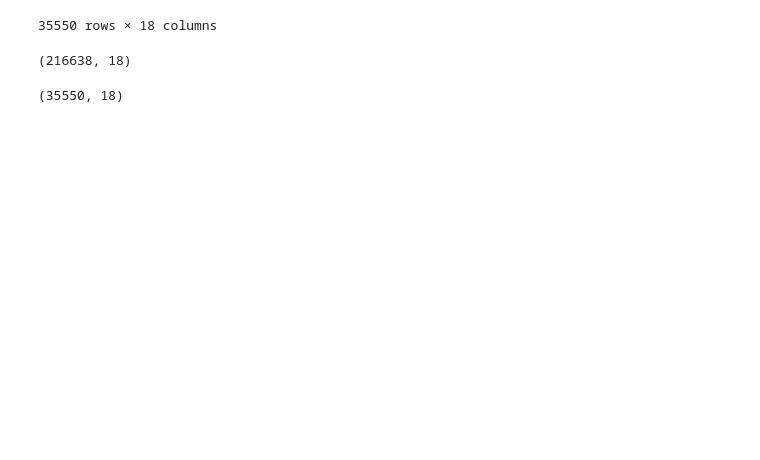
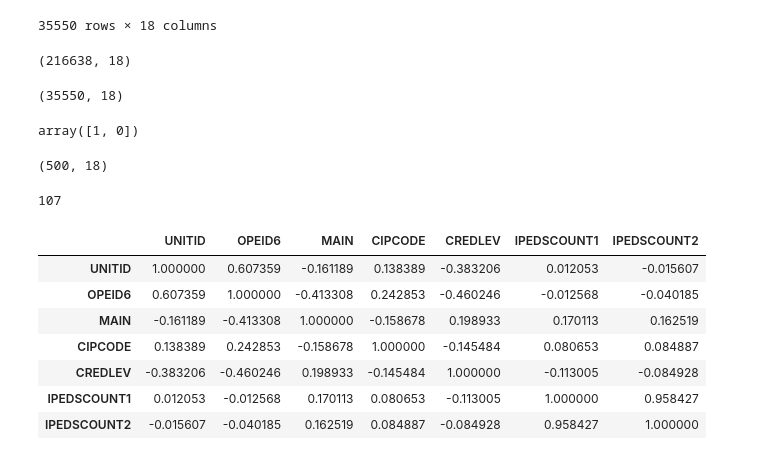
Before and after one commit to pzeb23/AnalysisInPython, a Jupyter notebook: Parametric models/ParametricModelScript.ipynb, the cells around one changed output. Cells and saved outputs as stored; diff of their text form; code cells hidden in the pictures; blank space fills up the shorter version.

```diff
--- a/Parametric models/ParametricModelScript.ipynb
+++ b/Parametric models/ParametricModelScript.ipynb
@@ -97,3 +97,30 @@ data.shape
 df.dropna().shape
 # %% [output]
 (35550, 18)
+# %%
+df.MAIN.unique()
+# %% [output]
+array([1, 0])
+# %%
+df_cleaned35k = df.dropna()
+# %%
+df_cleaned500 = df_cleaned35k[:500]
+# %%
+df_cleaned500.shape
+# %% [output]
+(500, 18)
+# %%
+df_cleaned500.groupby('CIPDESC')['CIPDESC'].nunique().count() # count how many unique values in a given column
+# %% [output]
+107
+# %%
+df_cleaned500.corr()
+# %% [output]
+|  | UNITID | OPEID6 | MAIN | CIPCODE | CREDLEV | IPEDSCOUNT1 | IPEDSCOUNT2 |
+| UNITID | 1.000000 | 0.607359 | -0.161189 | 0.138389 | -0.383206 | 0.012053 | -0.015607 |
+| OPEID6 | 0.607359 | 1.000000 | -0.413308 | 0.242853 | -0.460246 | -0.012568 | -0.040185 |
+| MAIN | -0.161189 | -0.413308 | 1.000000 | -0.158678 | 0.198933 | 0.170113 | 0.162519 |
+| CIPCODE | 0.138389 | 0.242853 | -0.158678 | 1.000000 | -0.145484 | 0.080653 | 0.084887 |
+| CREDLEV | -0.383206 | -0.460246 | 0.198933 | -0.145484 | 1.000000 | -0.113005 | -0.084928 |
+| IPEDSCOUNT1 | 0.012053 | -0.012568 | 0.170113 | 0.080653 | -0.113005 | 1.000000 | 0.958427 |
+| IPEDSCOUNT2 | -0.015607 | -0.040185 | 0.162519 | 0.084887 | -0.084928 | 0.958427 | 1.000000 |
```
Also changed, not shown: parts of 1 cell of this notebook, 2 other files.
